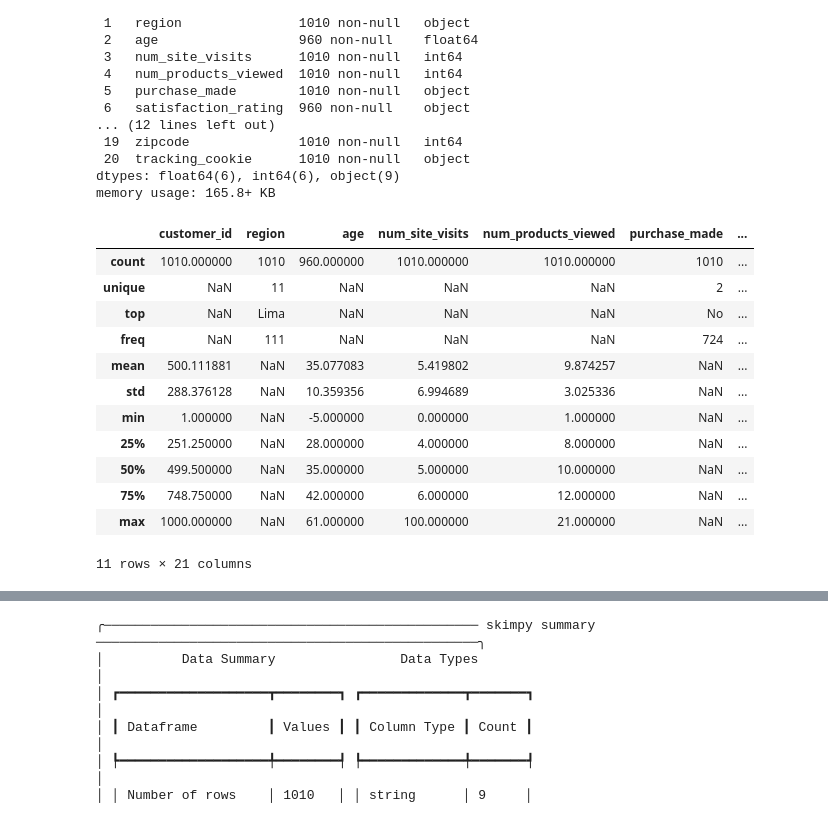
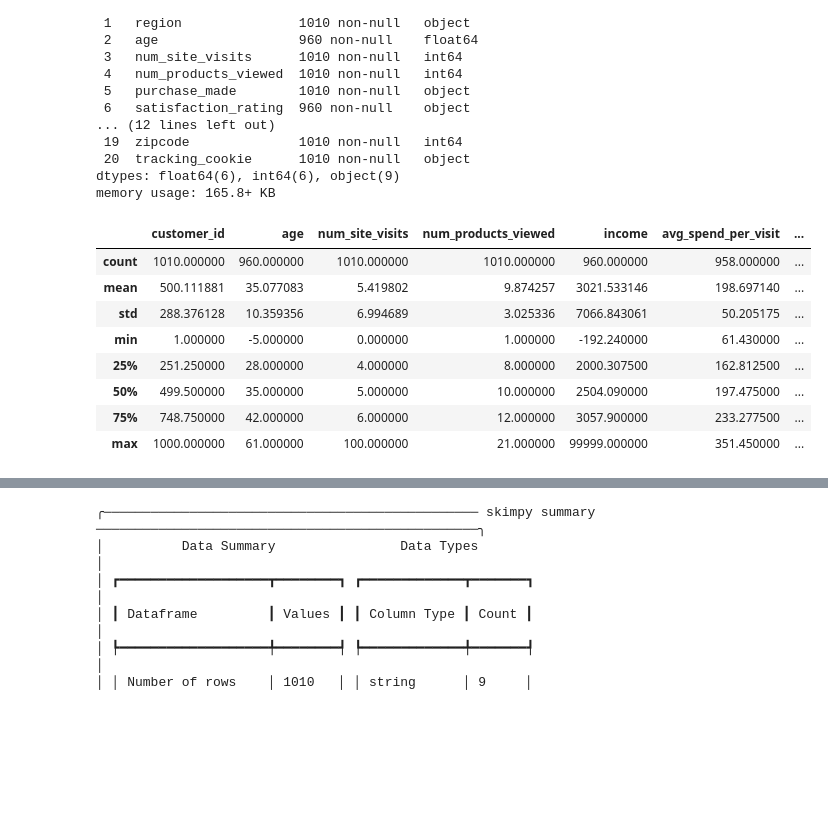
Before and after one commit to AnSebCR1705/miweb, a Jupyter notebook: Sessions/02_Data_Preprocessing.ipynb, the cells around one changed output, grey strips where cells are left out. Drawn from its saved outputs; the diff is of its cells as text; code cells hidden in the pictures; blank space fills up the shorter version.

```diff
--- a/Sessions/02_Data_Preprocessing.ipynb
+++ b/Sessions/02_Data_Preprocessing.ipynb
@@ -80,7 +68,7 @@ import pandas as pd
 import seaborn as sns
 import matplotlib.pyplot as plt
 
-df = pd.read_csv("Retail_Customer_Survey_with_Issues.csv")
+df = pd.read_csv("../Datasets/Retail_Customer_Survey_with_Issues.csv")
 df.head()
 # %% [output]
 |  | customer_id | region | age | num_site_visits | num_products_viewed | purchase_made | ... |
@@ -115,18 +102,15 @@ Data columns (total 21 columns):
 dtypes: float64(6), int64(6), object(9)
 memory usage: 165.8+ KB
 # %%
-df.describe(include="all")
+# Visualize the numeric variables:
+df.describe()
 # %% [output]
-|  | customer_id | region | age | num_site_visits | num_products_viewed | purchase_made | ... |
-| count | 1010.000000 | 1010 | 960.000000 | 1010.000000 | 1010.000000 | 1010 | ... |
-| unique | NaN | 11 | NaN | NaN | NaN | 2 | ... |
-| top | NaN | Lima | NaN | NaN | NaN | No | ... |
-| freq | NaN | 111 | NaN | NaN | NaN | 724 | ... |
-| mean | 500.111881 | NaN | 35.077083 | 5.419802 | 9.874257 | NaN | ... |
-| std | 288.376128 | NaN | 10.359356 | 6.994689 | 3.025336 | NaN | ... |
-| min | 1.000000 | NaN | -5.000000 | 0.000000 | 1.000000 | NaN | ... |
-| 25% | 251.250000 | NaN | 28.000000 | 4.000000 | 8.000000 | NaN | ... |
-| 50% | 499.500000 | NaN | 35.000000 | 5.000000 | 10.000000 | NaN | ... |
-| 75% | 748.750000 | NaN | 42.000000 | 6.000000 | 12.000000 | NaN | ... |
-| max | 1000.000000 | NaN | 61.000000 | 100.000000 | 21.000000 | NaN | ... |
+|  | customer_id | age | num_site_visits | num_products_viewed | income | avg_spend_per_visit | ... |
+| count | 1010.000000 | 960.000000 | 1010.000000 | 1010.000000 | 960.000000 | 958.000000 | ... |
+| mean | 500.111881 | 35.077083 | 5.419802 | 9.874257 | 3021.533146 | 198.697140 | ... |
+| std | 288.376128 | 10.359356 | 6.994689 | 3.025336 | 7066.843061 | 50.205175 | ... |
+| min | 1.000000 | -5.000000 | 0.000000 | 1.000000 | -192.240000 | 61.430000 | ... |
+| 25% | 251.250000 | 28.000000 | 4.000000 | 8.000000 | 2000.307500 | 162.812500 | ... |
+| 50% | 499.500000 | 35.000000 | 5.000000 | 10.000000 | 2504.090000 | 197.475000 | ... |
+| 75% | 748.750000 | 42.000000 | 6.000000 | 12.000000 | 3057.900000 | 233.277500 | ... |
+| max | 1000.000000 | 61.000000 | 100.000000 | 21.000000 | 99999.000000 | 351.450000 | ... |
-11 rows × 21 columns
```
Also changed, not shown: parts of 3 cells of this notebook, 13 other files.
